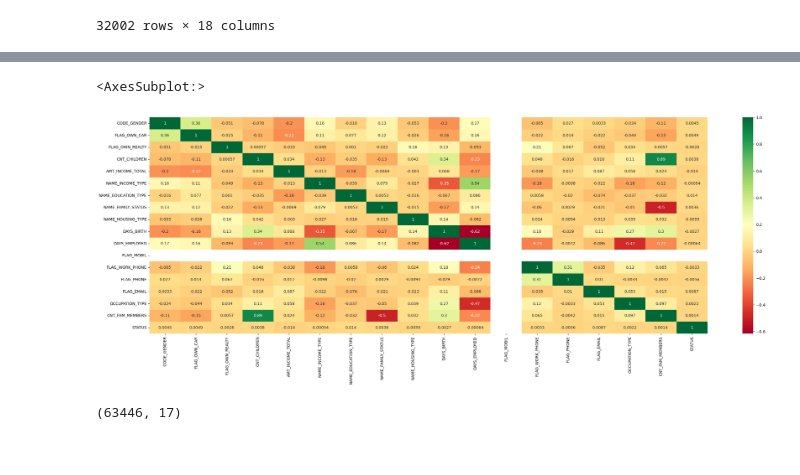
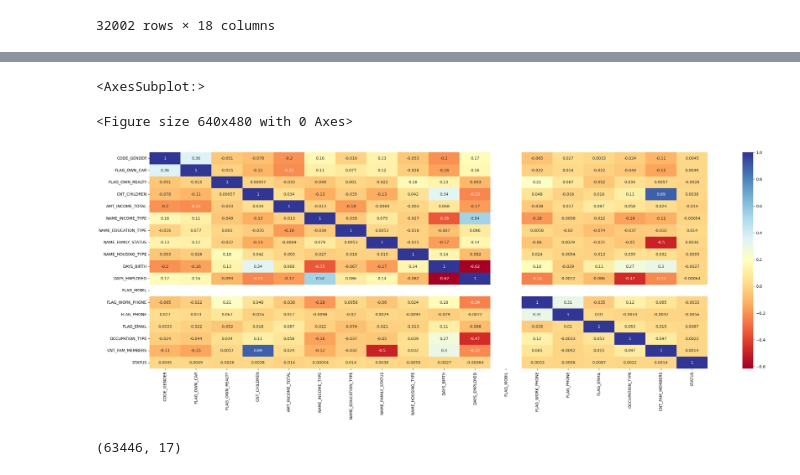
Before and after one commit to kirteshpatel98/Credit-Card-Default, a Jupyter notebook: tentative_code.ipynb, the cells around one changed output, grey strips where cells are left out. Saved outputs shown, nothing was run; the diff lists cells and outputs as text; code cells hidden in the pictures.

```diff
--- a/tentative_code.ipynb
+++ b/tentative_code.ipynb
@@ -131,0 +134,2 @@ array(['Working', 'Commercial associate', 'Pensioner', 'State servant',
+# %%
+record['NAME_EDUCATION_TYPE']=record['NAME_EDUCATION_TYPE'].replace(['Lower secondary','Secondary / secondary special','Incomplete higher','Higher education','Academic degree'],[0,1,2,3,4])
@@ -291,11 +306,13 @@ record.corr()
 import matplotlib.pyplot as plt
 import seaborn as sns
 # %%
+plt.figure(1)
 plt.figure(figsize=(32,10))
-sns.heatmap(record.corr(),annot=True,cmap='RdYlGn')
+sns.heatmap(record.corr(),annot=True,cmap='RdYlBu')
 # %% [output]
 <AxesSubplot:>
+<Figure size 640x480 with 0 Axes>
-[figure, old version]
+[figure, new version]
 # %%
 X=record[['CODE_GENDER', 'FLAG_OWN_CAR', 'FLAG_OWN_REALTY', 'CNT_CHILDREN',
        'AMT_INCOME_TOTAL', 'NAME_INCOME_TYPE', 'NAME_EDUCATION_TYPE',
```
Also changed, not shown: parts of 18 cells of this notebook.
